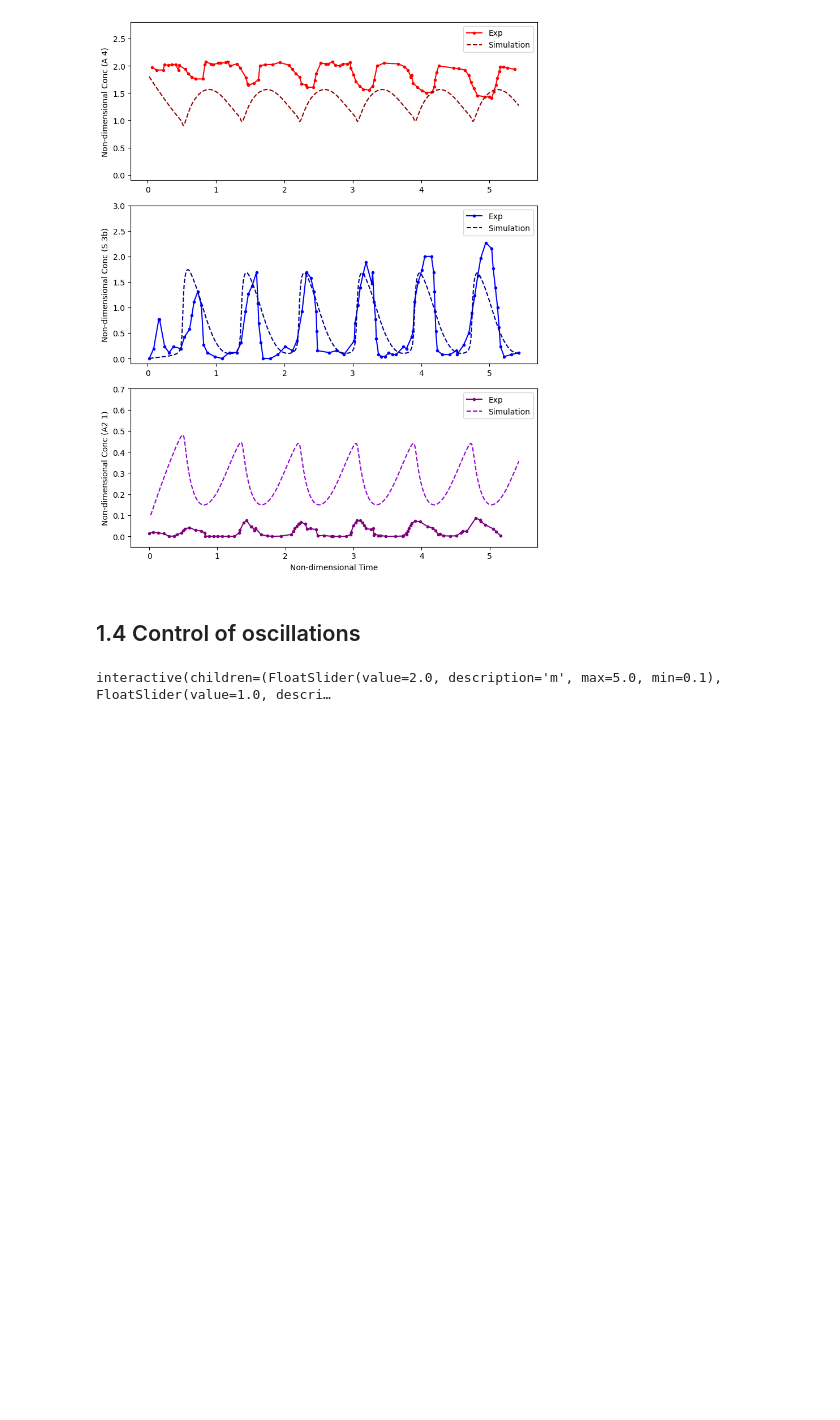
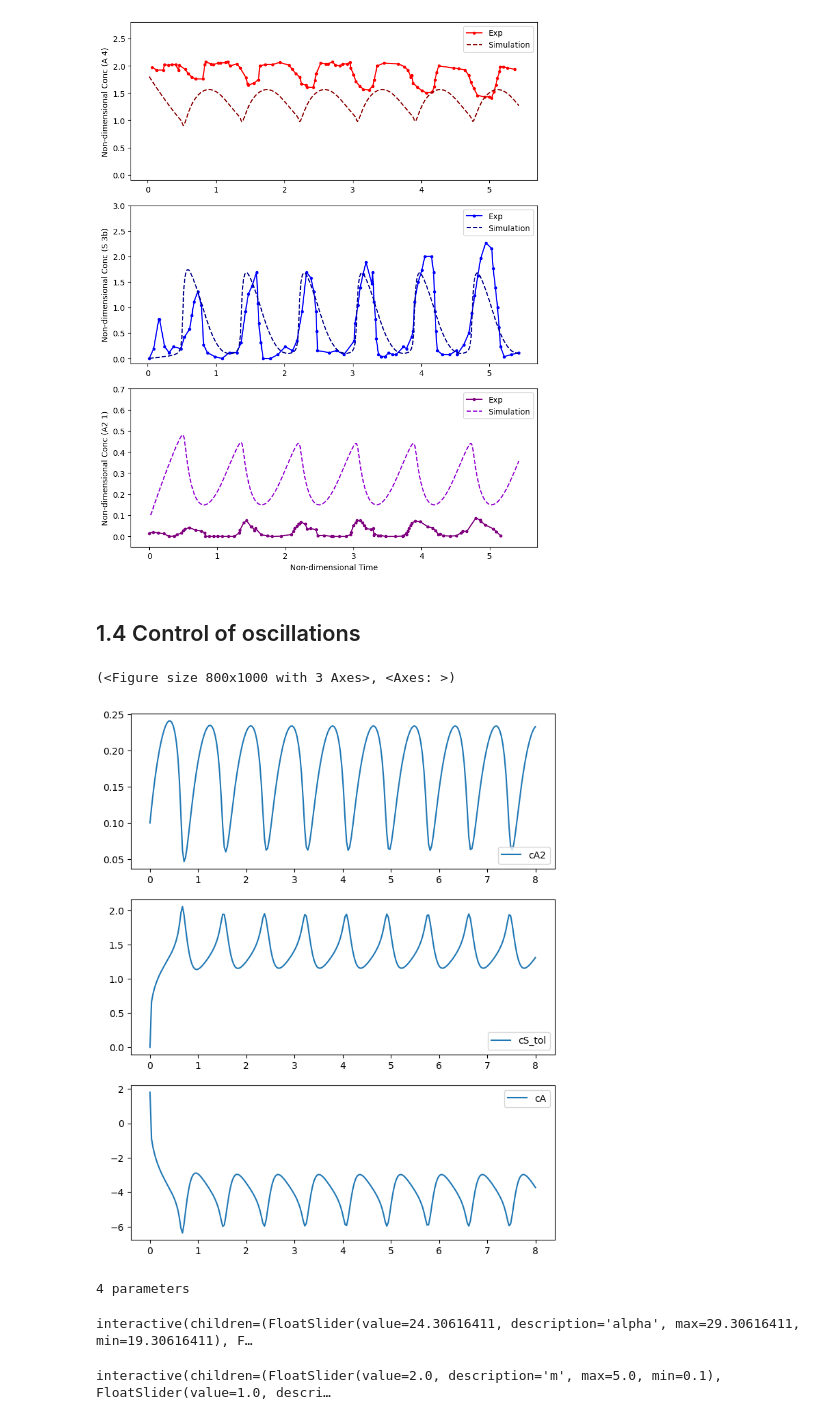
Before and after one commit to Zhiheng419/Chemical_Oscillation_Model, a Jupyter notebook: non_delayed_model.ipynb, the cells around one changed output. Drawn from its saved outputs; the diff is of its cells as text; code cells hidden in the pictures; blank space fills up the shorter version.

Commit message:
OOP version of the chemical oscillation model, Zhiheng Zhang, 11022025

```diff
--- a/non_delayed_model.ipynb
+++ b/non_delayed_model.ipynb
@@ -490,3 +547,23 @@ fig.tight_layout()
+# %%
+params = [24.30616411, 1.1391591, 3.08829181, 10.66927823]
+
+#Fixed parameters
+lam = 0.17
+m = 4
+consts = [lam, m]
+init_cA2 = (0.1, 0)
+model_test = oscmodel(model1, params, consts)
+model_test.calc_all(calculate_other_conc)
+# %%
+model_test.plot(init_cA2, t=8)
+# %% [output]
+(<Figure size 800x1000 with 3 Axes>, <Axes: >)
+[figure, added]
+# %%
+model_test.interactive_plot((0.1, 0), range=5)
+# %% [output]
+4 parameters
+interactive(children=(FloatSlider(value=24.30616411, description='alpha', max=29.30616411, min=19.30616411), F…
 # %%
 import ipywidgets as widgets
 from IPython.display import display
```
Also changed, not shown: parts of 4 cells of this notebook.
